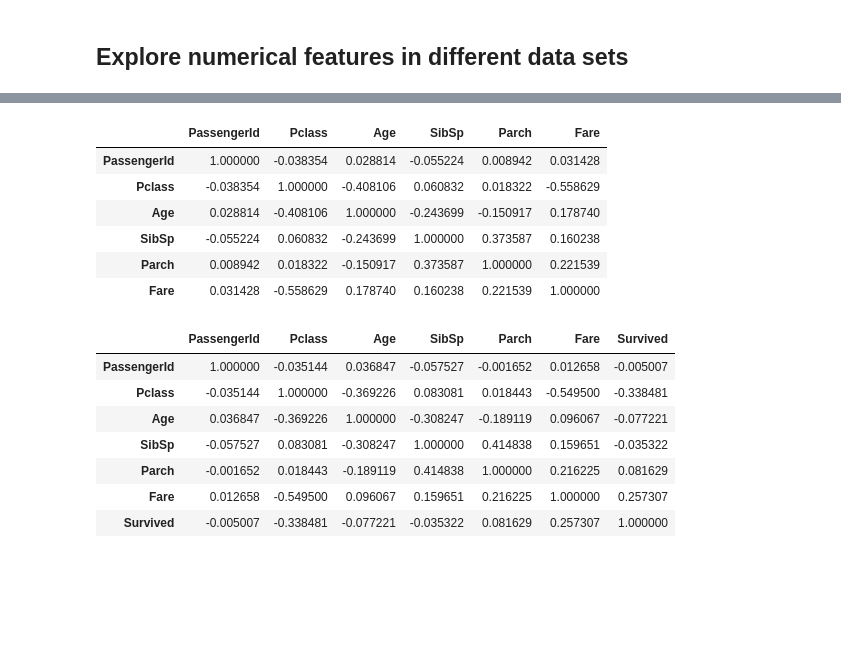
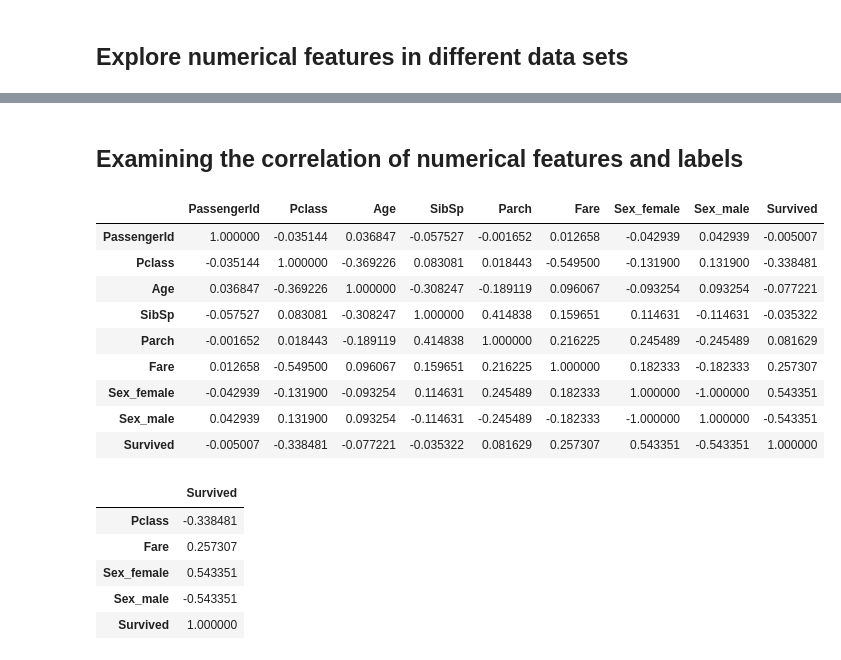
Before and after one commit to yingding/tf-every-day, a Jupyter notebook: 12shap/titanic.ipynb, the cells around one changed output, grey strips where cells are left out. Drawn from its saved outputs; the diff is of its cells as text; code cells hidden in the pictures; blank space fills up the shorter version.

```diff
--- a/12shap/titanic.ipynb
+++ b/12shap/titanic.ipynb
@@ -58,19 +62,31 @@ Some children travelled only with a nanny, therefore parch=0 for them.
 # graphic display mode
 DARK_MODE = True
 # %%
-from utils.util import KaggleData, current_dir_subpath
+from utils.util import (
+    KaggleData,
+    current_dir_subpath,
+    na_columns_mask,
+    profile,
+    feature_correlation,
+    na_columns,
+    fill_missing_values_with_mean,
+)
 import pandas as pd
+pd.set_option('display.max_columns', 10)
+
 titanic_train_path = current_dir_subpath("data/train.csv")
 titanic_test_path = current_dir_subpath("data/test.csv")
+label_name = "Survived"
+one_hot_cols = ["Sex"]
 
 titanic = KaggleData(
      train_path = titanic_train_path,
      test_path = titanic_test_path,
-     label_col="Survived"
+     label_col=label_name
 )
 
-train_X_df, test_X_df, train_y = titanic.load()
-data_X_df = titanic.load_all()
+train_X_df, test_X_df, train_y = titanic.load(one_hot_cols=one_hot_cols)
+all_X_df = titanic.load_all(one_hot_cols=one_hot_cols)
 # %% [markdown]
 ## Explore numerical features in different data sets
 # %%
@@ -111,11 +127,0 @@ data_X_df.head(3)
-# %%
-# correlation
-data_X_df.corr(numeric_only=True)
-# %% [output]
-|  | PassengerId | Pclass | Age | SibSp | Parch | Fare |
-| PassengerId | 1.000000 | -0.038354 | 0.028814 | -0.055224 | 0.008942 | 0.031428 |
-| Pclass | -0.038354 | 1.000000 | -0.408106 | 0.060832 | 0.018322 | -0.558629 |
-| Age | 0.028814 | -0.408106 | 1.000000 | -0.243699 | -0.150917 | 0.178740 |
-| SibSp | -0.055224 | 0.060832 | -0.243699 | 1.000000 | 0.373587 | 0.160238 |
-| Parch | 0.008942 | 0.018322 | -0.150917 | 0.373587 | 1.000000 | 0.221539 |
-| Fare | 0.031428 | -0.558629 | 0.178740 | 0.160238 | 0.221539 | 1.000000 |
@@ -122,12 +130,27 @@ data_X_df.corr(numeric_only=True)
+# %% [markdown]
+## Examining the correlation of numerical features and labels
 # %%
 train_df = pd.concat([train_X_df, train_y], axis=1)
-train_df.corr(numeric_only=True)
+threshold = 0.2
+corr_df, high_corr_df = feature_correlation(train_df, label=label_name, threshold=threshold)
+corr_df
 # %% [output]
-|  | PassengerId | Pclass | Age | SibSp | Parch | Fare | Survived |
-| PassengerId | 1.000000 | -0.035144 | 0.036847 | -0.057527 | -0.001652 | 0.012658 | -0.005007 |
-| Pclass | -0.035144 | 1.000000 | -0.369226 | 0.083081 | 0.018443 | -0.549500 | -0.338481 |
-| Age | 0.036847 | -0.369226 | 1.000000 | -0.308247 | -0.189119 | 0.096067 | -0.077221 |
-| SibSp | -0.057527 | 0.083081 | -0.308247 | 1.000000 | 0.414838 | 0.159651 | -0.035322 |
-| Parch | -0.001652 | 0.018443 | -0.189119 | 0.414838 | 1.000000 | 0.216225 | 0.081629 |
-| Fare | 0.012658 | -0.549500 | 0.096067 | 0.159651 | 0.216225 | 1.000000 | 0.257307 |
-| Survived | -0.005007 | -0.338481 | -0.077221 | -0.035322 | 0.081629 | 0.257307 | 1.000000 |
+|  | PassengerId | Pclass | Age | SibSp | Parch | Fare | Sex_female | Sex_male | Survived |
+| PassengerId | 1.000000 | -0.035144 | 0.036847 | -0.057527 | -0.001652 | 0.012658 | -0.042939 | 0.042939 | -0.005007 |
+| Pclass | -0.035144 | 1.000000 | -0.369226 | 0.083081 | 0.018443 | -0.549500 | -0.131900 | 0.131900 | -0.338481 |
+| Age | 0.036847 | -0.369226 | 1.000000 | -0.308247 | -0.189119 | 0.096067 | -0.093254 | 0.093254 | -0.077221 |
+| SibSp | -0.057527 | 0.083081 | -0.308247 | 1.000000 | 0.414838 | 0.159651 | 0.114631 | -0.114631 | -0.035322 |
+| Parch | -0.001652 | 0.018443 | -0.189119 | 0.414838 | 1.000000 | 0.216225 | 0.245489 | -0.245489 | 0.081629 |
+| Fare | 0.012658 | -0.549500 | 0.096067 | 0.159651 | 0.216225 | 1.000000 | 0.182333 | -0.182333 | 0.257307 |
+| Sex_female | -0.042939 | -0.131900 | -0.093254 | 0.114631 | 0.245489 | 0.182333 | 1.000000 | -1.000000 | 0.543351 |
+| Sex_male | 0.042939 | 0.131900 | 0.093254 | -0.114631 | -0.245489 | -0.182333 | -1.000000 | 1.000000 | -0.543351 |
+| Survived | -0.005007 | -0.338481 | -0.077221 | -0.035322 | 0.081629 | 0.257307 | 0.543351 | -0.543351 | 1.000000 |
+# %%
+high_corr_df
+# %% [output]
+|  | Survived |
+| Pclass | -0.338481 |
+| Fare | 0.257307 |
+| Sex_female | 0.543351 |
+| Sex_male | -0.543351 |
+| Survived | 1.000000 |
```
Also changed, not shown: parts of 23 cells of this notebook, 1 other file.
